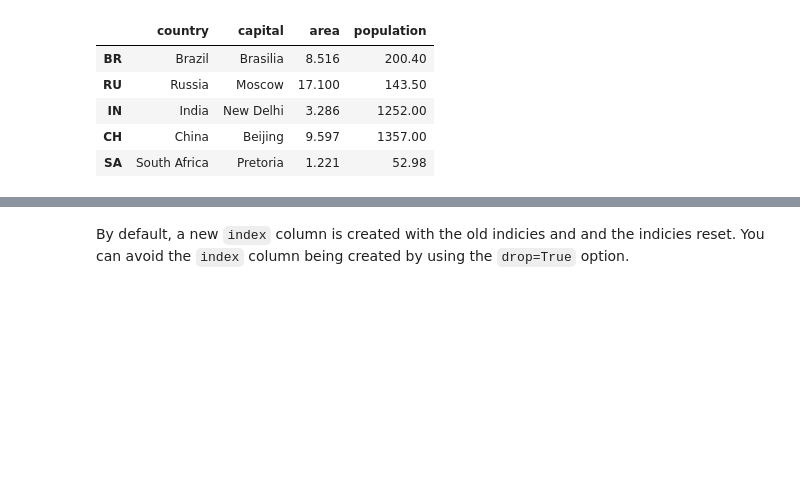
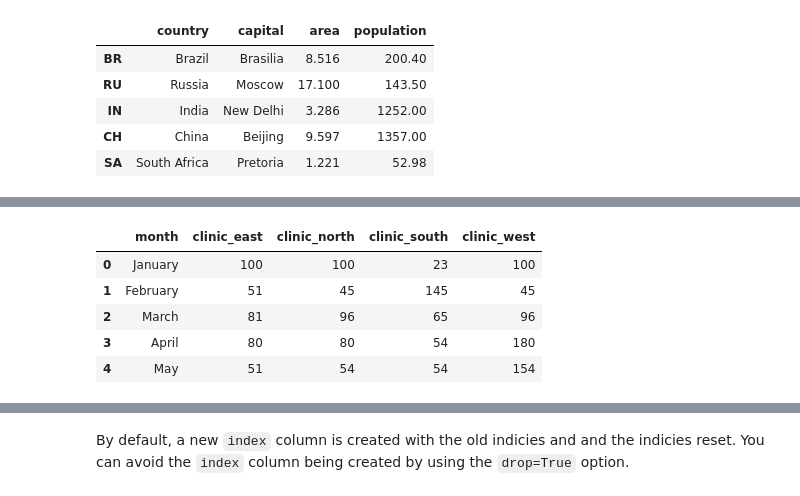
Before and after one commit to TheBoyMoe/DataScience-Repo, a Jupyter notebook: CodeAcademy-Data-Science/05-Pandas/01-pandas-basics.ipynb, the cells around one changed output, grey strips where cells are left out. Cells and saved outputs as stored; diff of their text form; code cells hidden in the pictures; blank space fills up the shorter version.

```diff
--- a/CodeAcademy-Data-Science/05-Pandas/01-pandas-basics.ipynb
+++ b/CodeAcademy-Data-Science/05-Pandas/01-pandas-basics.ipynb
@@ -297,0 +192,20 @@ march_april.reset_index()
+# %%
+df_list3 = pd.DataFrame([
+  ['January', 100, 100, 23, 100],
+  ['February', 51, 45, 145, 45],
+  ['March', 81, 96, 65, 96],
+  ['April', 80, 80, 54, 180],
+  ['May', 51, 54, 54, 154],
+  ['June', 112, 109, 79, 129]],
+  columns=['month', 'clinic_east',
+           'clinic_north', 'clinic_south',
+           'clinic_west']
+)
+df_list3.head()
+# %% [output]
+|  | month | clinic_east | clinic_north | clinic_south | clinic_west |
+| 0 | January | 100 | 100 | 23 | 100 |
+| 1 | February | 51 | 45 | 145 | 45 |
+| 2 | March | 81 | 96 | 65 | 96 |
+| 3 | April | 80 | 80 | 54 | 180 |
+| 4 | May | 51 | 54 | 54 | 154 |
```
Also changed, not shown: parts of 77 cells of this notebook, 6 other files.
